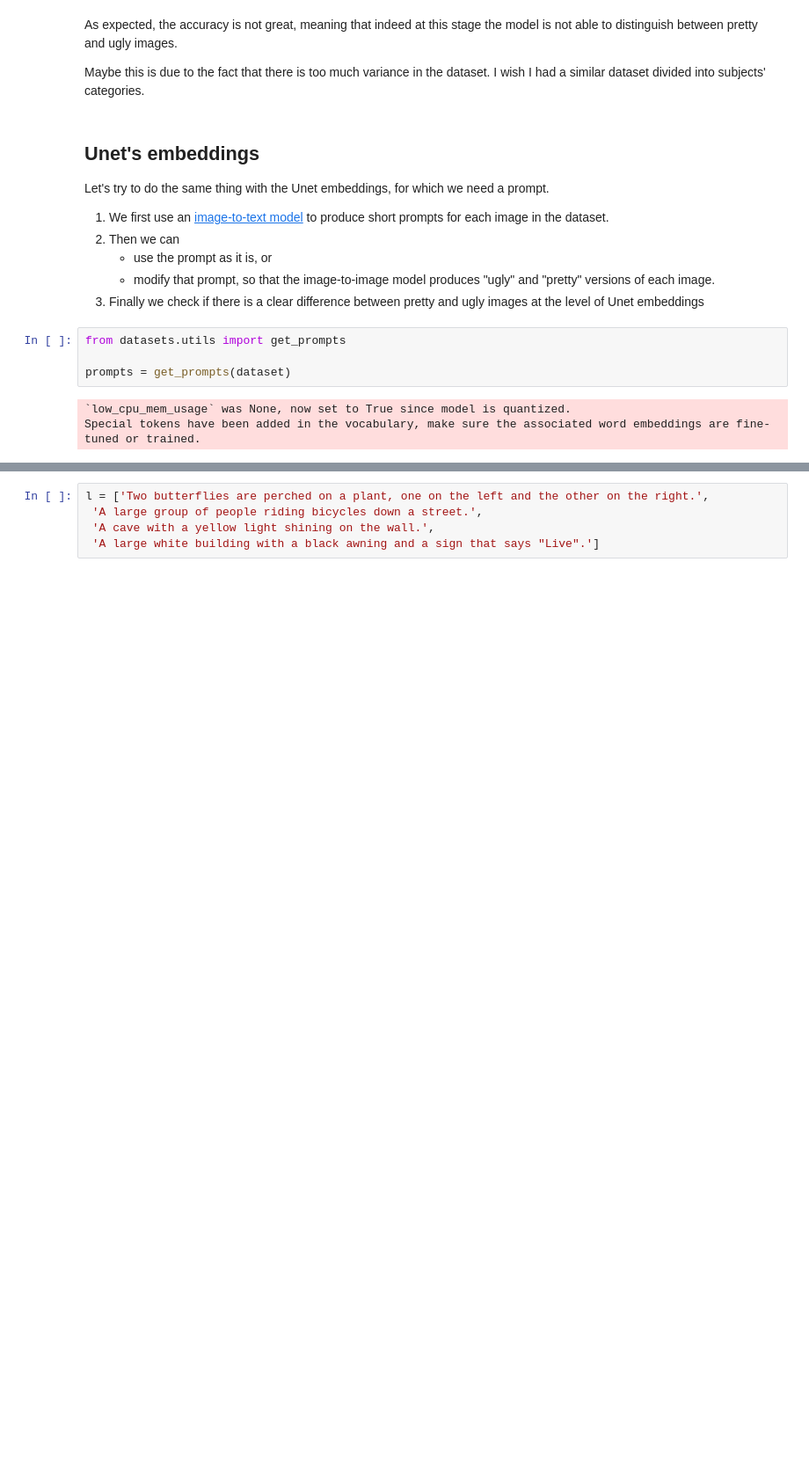
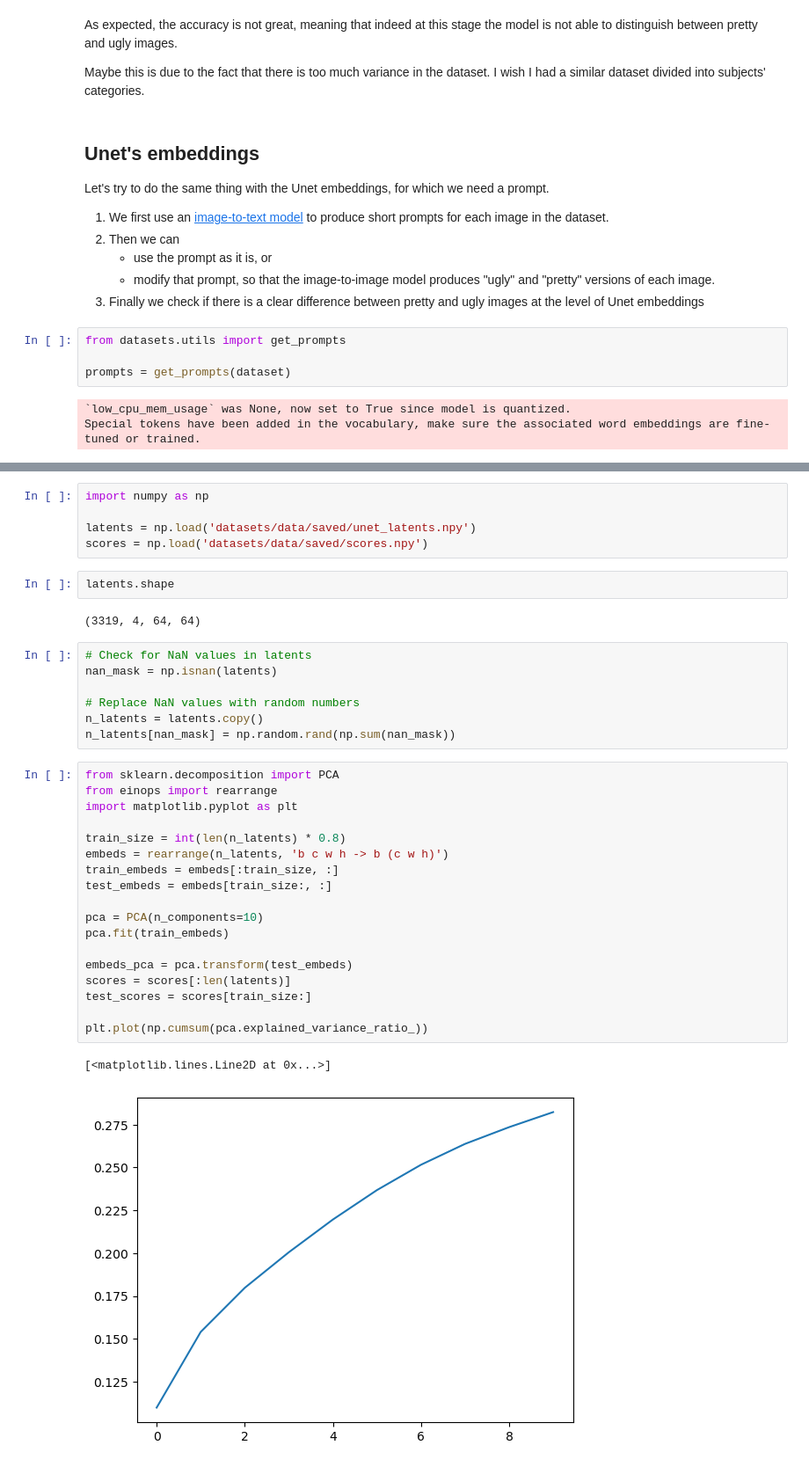
Before and after one commit to eloMG/gen-ai-photography, a Jupyter notebook: esthetic.ipynb, the cells around one changed output, grey strips where cells are left out. Shown at 88% size. Saved outputs shown, nothing was run; the diff lists cells and outputs as text; blank space fills up the shorter version.

Commit message:
unet embeddings analysis

```diff
--- a/esthetic.ipynb
+++ b/esthetic.ipynb
@@ -320,5 +326,37 @@ prompts
-# %%
-l = ['Two butterflies are perched on a plant, one on the left and the other on the right.',
- 'A large group of people riding bicycles down a street.',
- 'A cave with a yellow light shining on the wall.',
- 'A large white building with a black awning and a sign that says "Live".']
+# %%
+import numpy as np
+
+latents = np.load('datasets/data/saved/unet_latents.npy')
+scores = np.load('datasets/data/saved/scores.npy')
+# %%
+latents.shape
+# %% [output]
+(3319, 4, 64, 64)
+# %%
+# Check for NaN values in latents
+nan_mask = np.isnan(latents)
+
+# Replace NaN values with random numbers
+n_latents = latents.copy()
+n_latents[nan_mask] = np.random.rand(np.sum(nan_mask))
+# %%
+from sklearn.decomposition import PCA
+from einops import rearrange
+import matplotlib.pyplot as plt
+
+train_size = int(len(n_latents) * 0.8)
+embeds = rearrange(n_latents, 'b c w h -> b (c w h)')
+train_embeds = embeds[:train_size, :]
+test_embeds = embeds[train_size:, :]
+
+pca = PCA(n_components=10)
+pca.fit(train_embeds)
+
+embeds_pca = pca.transform(test_embeds)
+scores = scores[:len(latents)]
+test_scores = scores[train_size:]
+
+plt.plot(np.cumsum(pca.explained_variance_ratio_))
+# %% [output]
+[<matplotlib.lines.Line2D at 0x...>]
+[figure, added]
```
Also changed, not shown: parts of 13 cells of this notebook.
